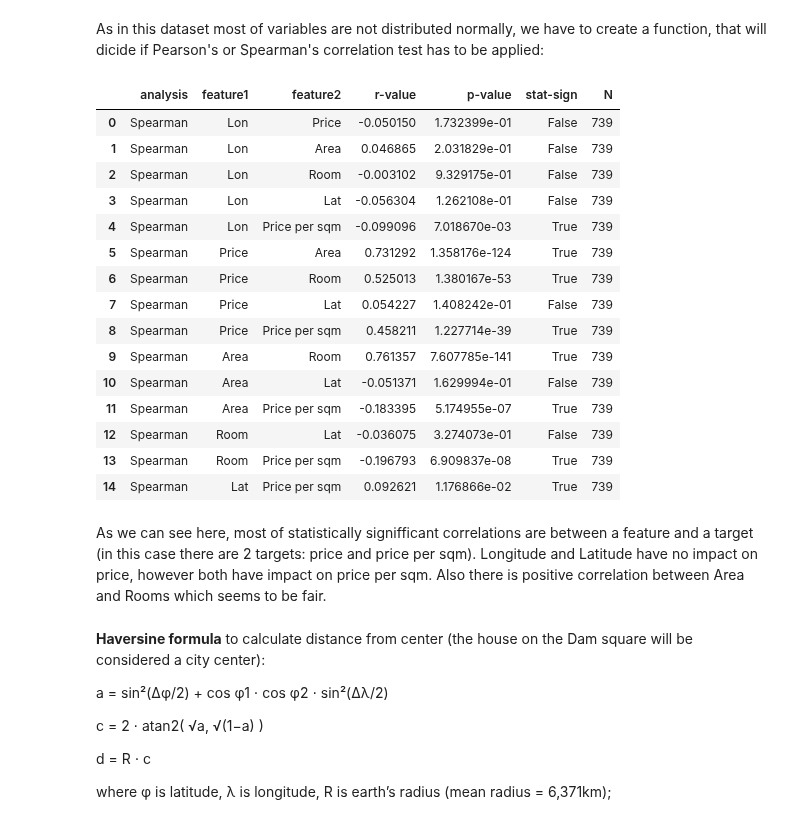
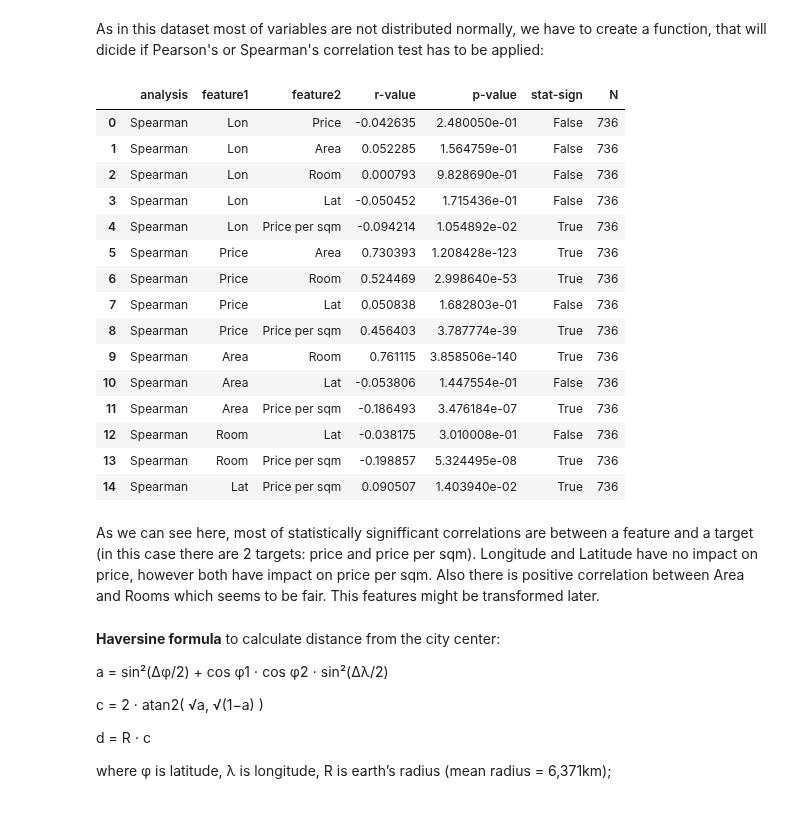
Before and after one commit to nadiia-duiunova/House_price, a Jupyter notebook: Stat inference.ipynb, the cells around one changed output. Drawn from its saved outputs; the diff is of its cells as text; code cells hidden in the pictures.

Commit message:
Add analisys of "distance from center" feature, add function description

```diff
--- a/Stat inference.ipynb
+++ b/Stat inference.ipynb
@@ -88,14 +114,14 @@ for i in zips:
 
     #set this value to the row with missing price
     data.loc[(data['Price'].isna()) & (data['Zip'].str.contains(i)), 'Price per sqm'] = mean
-    print(f'o Avg Price per sqm: {mean}')
+    print(f'o Avg Price per sqm in the neighbourhood: {mean}')
 
     # get area value of the row with missing price
     area = data.loc[(data['Price'].isna()) & (data['Zip'].str.contains(i)), 'Area']
 
-    # set missing price by multiplying average prive by size of the house in sqm
+    # set missing price by multiplying average price by size of the house in sqm
     data.loc[(data['Price'].isna()) & (data['Zip'].str.contains(i)), 'Price'] = mean * area
-    display(data.loc[data['Zip'].str.contains(i)])
+    # display(data.loc[data['Zip'].str.contains(i)])
 # %% [output]
 |  | Address | Zip | Price | Area | Room | Lon | Lat | Price per sqm |
 | 42 | Spaarndammerplantsoen 20, Amsterdam | 1013 XT | 425000.0 | 52 | 2 | 4.876149 | 52.390376 | 8173.076923 |
@@ -203,10 +195,0 @@ data_info.loc['Price per sqm', 'missing values'] = 0
-# %%
-plot = sns.histplot(x = data['Price per sqm'], bins = 30)
-p_value_normality = stats.kstest(data['Price per sqm'], stats.norm.cdf)[1]
-
-if p_value_normality > 0.05:
-    data_info.loc['Price per sqm', 'distribution'] = 'normal'
-else:
-    data_info.loc['Price per sqm', 'distribution'] = 'not normal'
-
-data_info
@@ -246,0 +203,2 @@ outliers
+# %%
+data_info.loc['Price per sqm', 'distribution'] = 'right_skewed'
@@ -261,7 +239,25 @@ data_info.transpose()
 # %% [markdown]
 As in this dataset most of variables are not distributed normally, we have to create a function, that will dicide if Pearson's or Spearman's correlation test has to be applied:
 # %%
-def custom_corr(data: pd.DataFrame, data_info: pd.DataFrame):
+def custom_corr(data: pd.DataFrame, data_info: pd.DataFrame) -> pd.DataFrame:
+    """ Calculate the correlations between all possible pairs of numerical data features depending on their distributions.
+
+    Args:
+        data: pd.DataFrame
+            dataframe with features
+        data_info: pd.DataFrame
+            dataframe with information about distribution of data features
+
+    Returns:
+        summary: pd.DataFrame:
+            dataframe with the following information about correlations:
+             - method: Pearson or Spearman
+             - feature1 and feature2
+             - r-value: correlation coefficient
+             - p-value: how signifficant is that correlation.
+             - stat-sign: bool. Significance theshold is p-value = 0.05, so 0.04 is significant, 0.06 - not.
+             - N: number of observations in each feature.
+    """
     summary = pd.DataFrame()
 
     # create lists with normaly / not normaly distributed features
@@ -289,7 +285,7 @@ def custom_corr(data: pd.DataFrame, data_info: pd.DataFrame):
 
         # Store output in dataframe format
         dict_summary = {
-            "analysis": method,
+            "method": method,
             "feature1": col1,
             "feature2": col2,
             "r-value": r_value,
@@ -305,29 +301,29 @@ def custom_corr(data: pd.DataFrame, data_info: pd.DataFrame):
         )
     return summary
 # %%
-df = custom_corr(data, data_info)
-df
+correlations_df = custom_corr(data, data_info)
+correlations_df
 # %% [output]
 |  | analysis | feature1 | feature2 | r-value | p-value | stat-sign | N |
-| 0 | Spearman | Lon | Price | -0.050150 | 1.732399e-01 | False | 739 |
-| 1 | Spearman | Lon | Area | 0.046865 | 2.031829e-01 | False | 739 |
-| 2 | Spearman | Lon | Room | -0.003102 | 9.329175e-01 | False | 739 |
-| 3 | Spearman | Lon | Lat | -0.056304 | 1.262108e-01 | False | 739 |
-| 4 | Spearman | Lon | Price per sqm | -0.099096 | 7.018670e-03 | True | 739 |
-| 5 | Spearman | Price | Area | 0.731292 | 1.358176e-124 | True | 739 |
-| 6 | Spearman | Price | Room | 0.525013 | 1.380167e-53 | True | 739 |
-| 7 | Spearman | Price | Lat | 0.054227 | 1.408242e-01 | False | 739 |
-| 8 | Spearman | Price | Price per sqm | 0.458211 | 1.227714e-39 | True | 739 |
-| 9 | Spearman | Area | Room | 0.761357 | 7.607785e-141 | True | 739 |
-| 10 | Spearman | Area | Lat | -0.051371 | 1.629994e-01 | False | 739 |
-| 11 | Spearman | Area | Price per sqm | -0.183395 | 5.174955e-07 | True | 739 |
-| 12 | Spearman | Room | Lat | -0.036075 | 3.274073e-01 | False | 739 |
-| 13 | Spearman | Room | Price per sqm | -0.196793 | 6.909837e-08 | True | 739 |
-| 14 | Spearman | Lat | Price per sqm | 0.092621 | 1.176866e-02 | True | 739 |
+| 0 | Spearman | Lon | Price | -0.042635 | 2.480050e-01 | False | 736 |
+| 1 | Spearman | Lon | Area | 0.052285 | 1.564759e-01 | False | 736 |
+| 2 | Spearman | Lon | Room | 0.000793 | 9.828690e-01 | False | 736 |
+| 3 | Spearman | Lon | Lat | -0.050452 | 1.715436e-01 | False | 736 |
+| 4 | Spearman | Lon | Price per sqm | -0.094214 | 1.054892e-02 | True | 736 |
+| 5 | Spearman | Price | Area | 0.730393 | 1.208428e-123 | True | 736 |
+| 6 | Spearman | Price | Room | 0.524469 | 2.998640e-53 | True | 736 |
+| 7 | Spearman | Price | Lat | 0.050838 | 1.682803e-01 | False | 736 |
+| 8 | Spearman | Price | Price per sqm | 0.456403 | 3.787774e-39 | True | 736 |
+| 9 | Spearman | Area | Room | 0.761115 | 3.858506e-140 | True | 736 |
+| 10 | Spearman | Area | Lat | -0.053806 | 1.447554e-01 | False | 736 |
+| 11 | Spearman | Area | Price per sqm | -0.186493 | 3.476184e-07 | True | 736 |
+| 12 | Spearman | Room | Lat | -0.038175 | 3.010008e-01 | False | 736 |
+| 13 | Spearman | Room | Price per sqm | -0.198857 | 5.324495e-08 | True | 736 |
+| 14 | Spearman | Lat | Price per sqm | 0.090507 | 1.403940e-02 | True | 736 |
 # %% [markdown]
-As we can see here, most of statistically signifficant correlations are between a feature and a target (in this case there are 2 targets: price and price per sqm). Longitude and Latitude have no impact on price, however both have impact on price per sqm. Also there is positive correlation between Area and Rooms which seems to be fair.
+As we can see here, most of statistically signifficant correlations are between a feature and a target (in this case there are 2 targets: price and price per sqm). Longitude and Latitude have no impact on price, however both have impact on price per sqm. Also there is positive correlation between Area and Rooms which seems to be fair. This features might be transformed later.
 # %% [markdown]
-**Haversine formula** to calculate distance from center (the house on the Dam square will be considered a city center):
+**Haversine formula** to calculate distance from the city center:
 
 a = sin²(Δφ/2) + cos φ1 ⋅ cos φ2 ⋅ sin²(Δλ/2)
 
```
Also changed, not shown: parts of 21 cells of this notebook.
